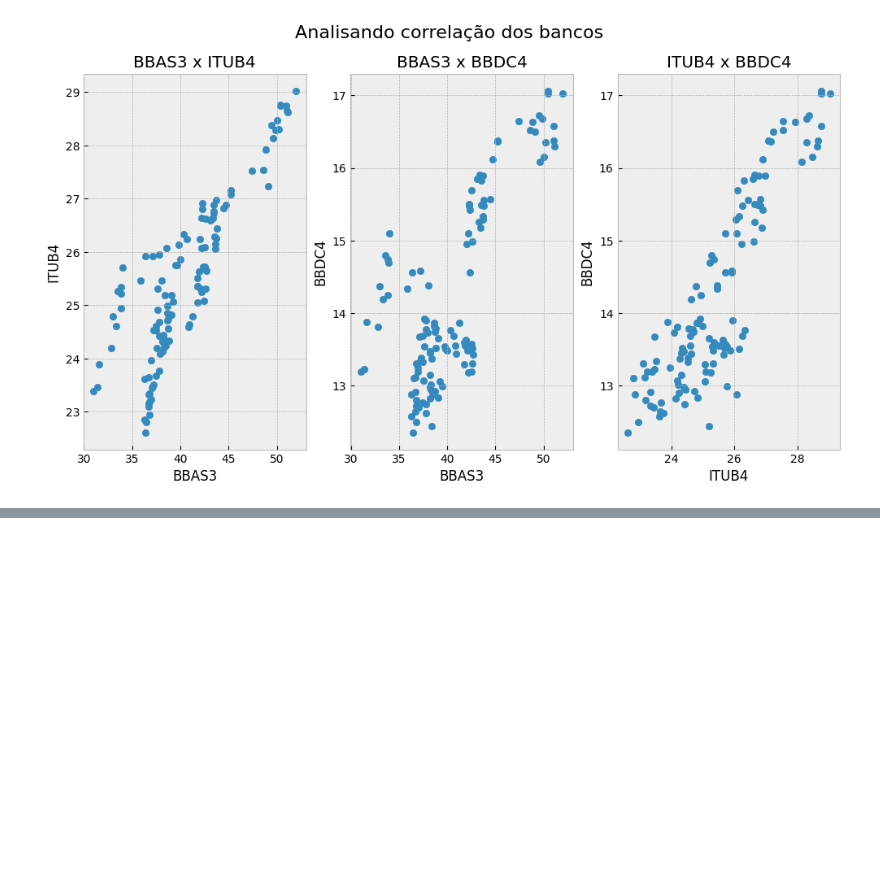
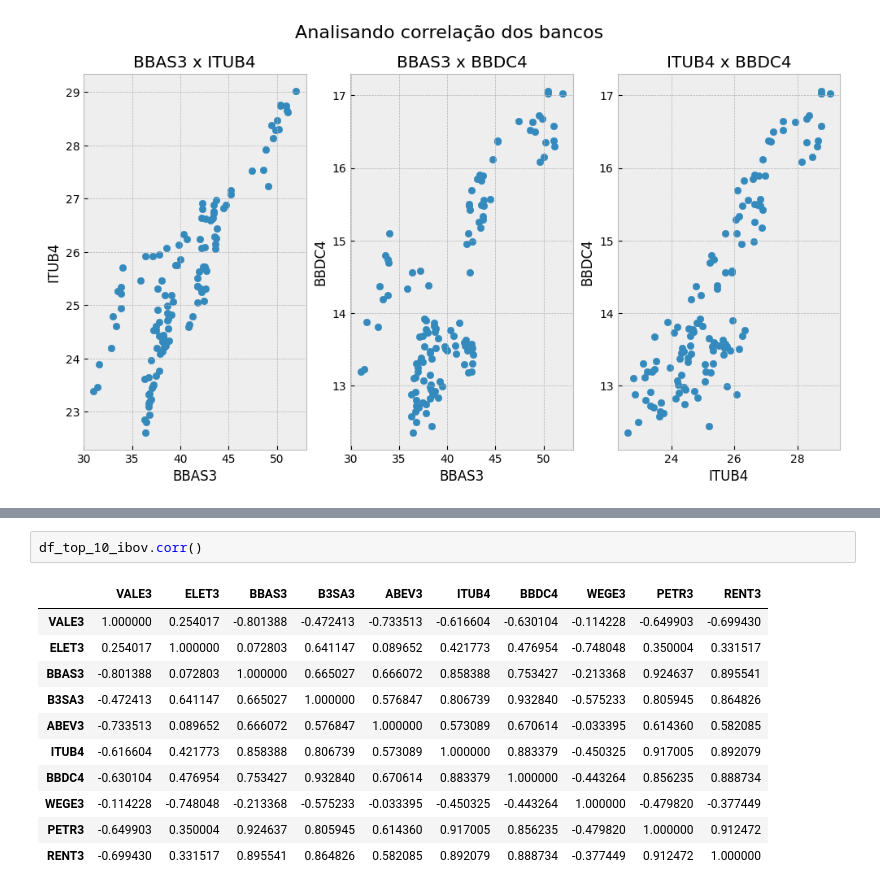
Before and after one commit to thiago207/python-for-data-analysis, a Jupyter notebook: matplotlib-seaborn/com_pandas/3pandas.ipynb, the cells around one changed output, grey strips where cells are left out. Drawn from its saved outputs; the diff is of its cells as text; blank space fills up the shorter version.

```diff
--- a/matplotlib-seaborn/com_pandas/3pandas.ipynb
+++ b/matplotlib-seaborn/com_pandas/3pandas.ipynb
@@ -184,0 +191,14 @@ plt.show()
+# %%
+df_top_10_ibov.corr()
+# %% [output]
+|  | VALE3 | ELET3 | BBAS3 | B3SA3 | ABEV3 | ITUB4 | BBDC4 | WEGE3 | PETR3 | RENT3 |
+| VALE3 | 1.000000 | 0.254017 | -0.801388 | -0.472413 | -0.733513 | -0.616604 | -0.630104 | -0.114228 | -0.649903 | -0.699430 |
+| ELET3 | 0.254017 | 1.000000 | 0.072803 | 0.641147 | 0.089652 | 0.421773 | 0.476954 | -0.748048 | 0.350004 | 0.331517 |
+| BBAS3 | -0.801388 | 0.072803 | 1.000000 | 0.665027 | 0.666072 | 0.858388 | 0.753427 | -0.213368 | 0.924637 | 0.895541 |
+| B3SA3 | -0.472413 | 0.641147 | 0.665027 | 1.000000 | 0.576847 | 0.806739 | 0.932840 | -0.575233 | 0.805945 | 0.864826 |
+| ABEV3 | -0.733513 | 0.089652 | 0.666072 | 0.576847 | 1.000000 | 0.573089 | 0.670614 | -0.033395 | 0.614360 | 0.582085 |
+| ITUB4 | -0.616604 | 0.421773 | 0.858388 | 0.806739 | 0.573089 | 1.000000 | 0.883379 | -0.450325 | 0.917005 | 0.892079 |
+| BBDC4 | -0.630104 | 0.476954 | 0.753427 | 0.932840 | 0.670614 | 0.883379 | 1.000000 | -0.443264 | 0.856235 | 0.888734 |
+| WEGE3 | -0.114228 | -0.748048 | -0.213368 | -0.575233 | -0.033395 | -0.450325 | -0.443264 | 1.000000 | -0.479820 | -0.377449 |
+| PETR3 | -0.649903 | 0.350004 | 0.924637 | 0.805945 | 0.614360 | 0.917005 | 0.856235 | -0.479820 | 1.000000 | 0.912472 |
+| RENT3 | -0.699430 | 0.331517 | 0.895541 | 0.864826 | 0.582085 | 0.892079 | 0.888734 | -0.377449 | 0.912472 | 1.000000 |
```
Also changed, not shown: parts of 2 cells of this notebook, 1 other file.
